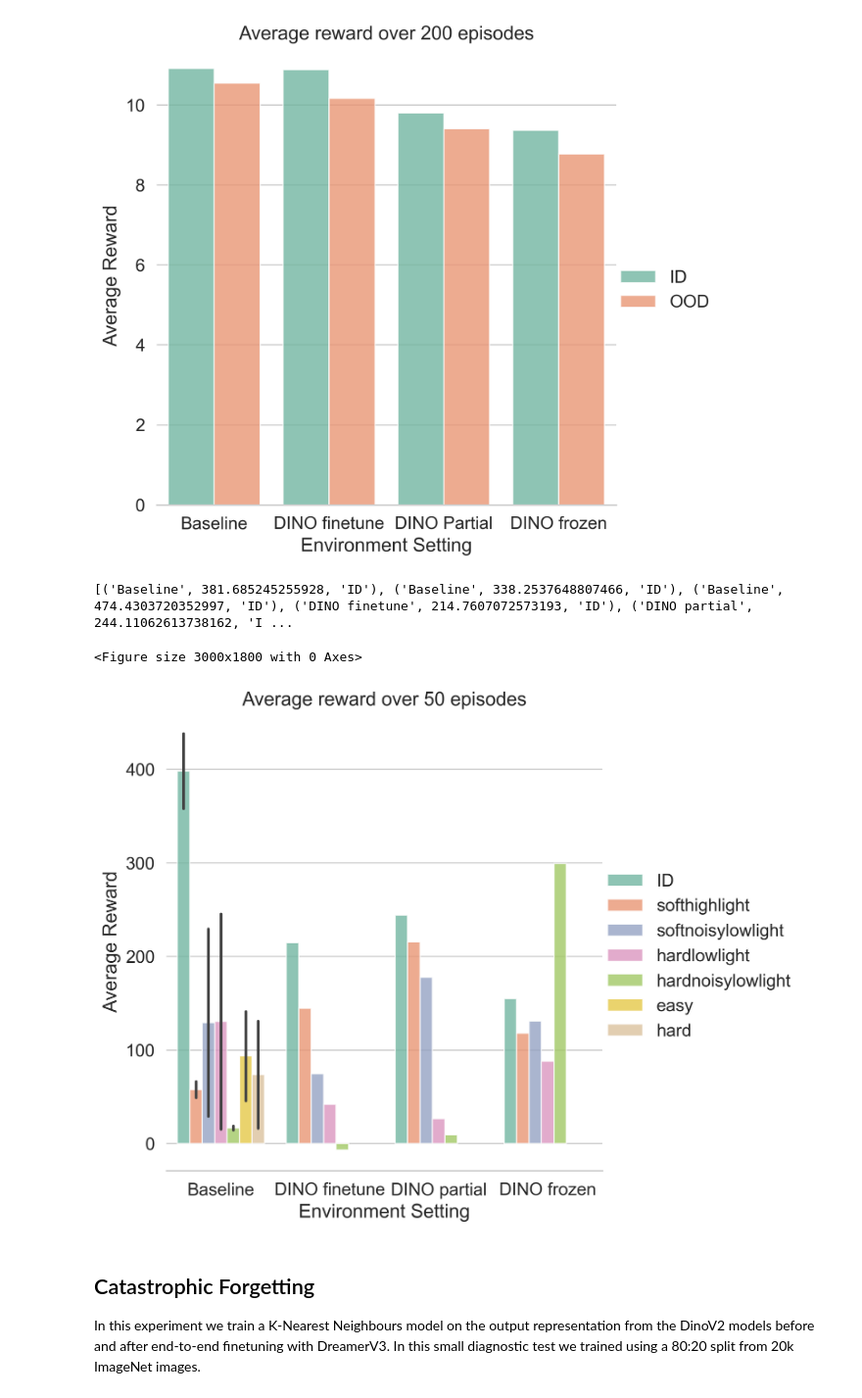
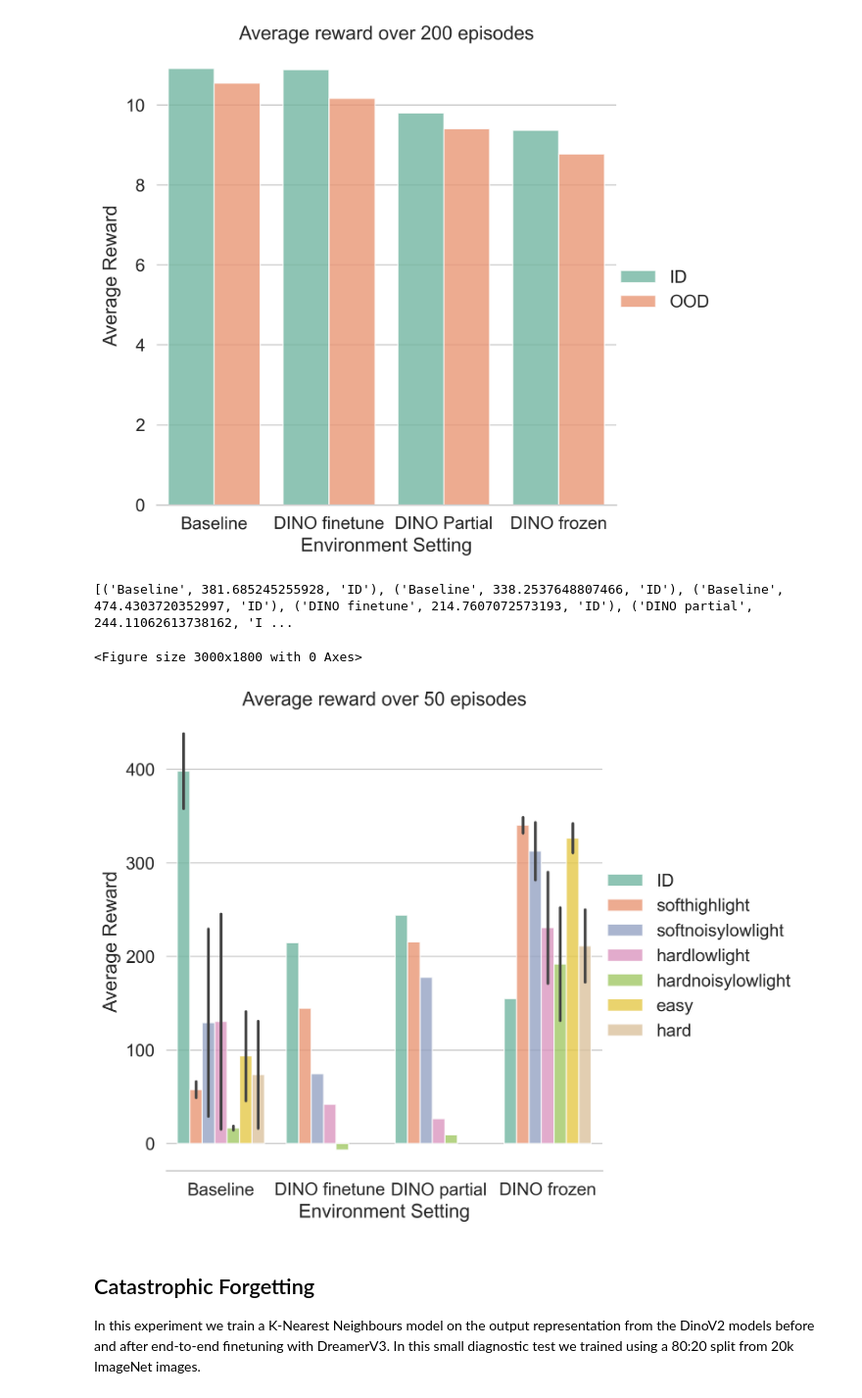
Before and after one commit to JottScones/PVMs-with-DreamerV3, a Jupyter notebook: plot_eval_results.ipynb, the cells around one changed output. Shown at 98% size. Saved outputs shown, nothing was run; the diff lists cells and outputs as text; code cells hidden in the pictures.

Commit message:
frozen performance

```diff
--- a/plot_eval_results.ipynb
+++ b/plot_eval_results.ipynb
@@ -107,6 +107,8 @@ plot_carla(
         ("logdir/DINOFT_carla_eval_soft_high_light", "DINO finetune softhighlight"),
         ("logdir/DINOPartial_carla_eval_soft_high_light", "DINO partial softhighlight"),
         ("logdir/DINOFreeze_carla_eval_soft_high_light", "DINO frozen softhighlight"),
+        ("logdir/DINOFreeze_carla_eval_soft_high_light_1", "DINO frozen softhighlight"),
+        ("logdir/DINOFreeze_carla_eval_soft_high_light_2", "DINO frozen softhighlight"),
 
         ("logdir/baseline_carla_eval_soft_noisy_low_light", "Baseline softnoisylowlight"),
         ("logdir/baseline_carla_eval_soft_noisy_low_light_1", "Baseline softnoisylowlight"),
@@ -114,39 +116,59 @@ plot_carla(
         ("logdir/DINOFT_carla_eval_soft_noisy_low_light", "DINO finetune softnoisylowlight"),
         ("logdir/DINOPartial_carla_eval_soft_noisy_low_light", "DINO partial softnoisylowlight"),
         ("logdir/DINOFreeze_carla_eval_soft_noisy_low_light", "DINO frozen softnoisylowlight"),
+        ("logdir/DINOFreeze_carla_eval_soft_noisy_low_light_1", "DINO frozen softnoisylowlight"),
+        ("logdir/DINOFreeze_carla_eval_soft_noisy_low_light_2", "DINO frozen softnoisylowlight"),
 
         ("logdir/baseline_carla_eval_hard_low_light", "Baseline hardlowlight"),
         ("logdir/baseline_carla_eval_hard_low_light_1", "Baseline hardlowlight"),
         ("logdir/baseline_carla_eval_hard_low_light_2", "Baseline hardlowlight"),
         ("logdir/DINOFT_carla_eval_hard_low_light", "DINO finetune hardlowlight"),
         ("logdir/DINOPartial_carla_eval_hard_low_light", "DINO partial hardlowlight"),
         ("logdir/DINOFreeze_carla_eval_hard_low_light", "DINO frozen hardlowlight"),
+        ("logdir/DINOFreeze_carla_eval_hard_low_light_1", "DINO frozen hardlowlight"),
+        ("logdir/DINOFreeze_carla_eval_hard_low_light_2", "DINO frozen hardlowlight"),
 
         ("logdir/baseline_carla_eval_hard_noisy_low_light", "Baseline hardnoisylowlight"),
         ("logdir/baseline_carla_eval_hard_noisy_low_light_1", "Baseline hardnoisylowlight"),
         ("logdir/baseline_carla_eval_hard_noisy_low_light_2", "Baseline hardnoisylowlight"),
         ("logdir/DINOFT_carla_eval_hard_noisy_low_light", "DINO finetune hardnoisylowlight"),
         ("logdir/DINOPartial_carla_eval_hard_noisy_low_light", "DINO partial hardnoisylowlight"),
-        ("logdir/DINOFreeze_carla_eval_hard_noisy_low_light_new_rew", "DINO frozen hardnoisylowlight"),
+        ("logdir/DINOFreeze_carla_eval_hard_noisy_low_light", "DINO frozen hardnoisylowlight"),
+        ("logdir/DINOFreeze_carla_eval_hard_noisy_low_light_1", "DINO frozen hardnoisylowlight"),
+        ("logdir/DINOFreeze_carla_eval_hard_noisy_low_light_2", "DINO frozen hardnoisylowlight"),
 
         ("logdir/baseline_carla_eval_soft_high_light", "Baseline easy"),
         ("logdir/baseline_carla_eval_soft_high_light_1", "Baseline easy"),
         ("logdir/baseline_carla_eval_soft_high_light_2", "Baseline easy"),
         ("logdir/baseline_carla_eval_soft_noisy_low_light", "Baseline easy"),
         ("logdir/baseline_carla_eval_soft_noisy_low_light_1", "Baseline easy"),
         ("logdir/baseline_carla_eval_soft_noisy_low_light_2", "Baseline easy"),
         ("logdir/baseline_carla_eval_hard_low_light", "Baseline hard"),
         ("logdir/baseline_carla_eval_hard_low_light_1", "Baseline hard"),
         ("logdir/baseline_carla_eval_hard_low_light_2", "Baseline hard"),
         ("logdir/baseline_carla_eval_hard_noisy_low_light", "Baseline hard"),
         ("logdir/baseline_carla_eval_hard_noisy_low_light_1", "Baseline hard"),
         ("logdir/baseline_carla_eval_hard_noisy_low_light_2", "Baseline hard"),
+
+
+        ("logdir/DINOFreeze_carla_eval_soft_noisy_low_light", "DINO frozen easy"),
+        ("logdir/DINOFreeze_carla_eval_soft_noisy_low_light_1", "DINO frozen easy"),
+        ("logdir/DINOFreeze_carla_eval_soft_noisy_low_light_2", "DINO frozen easy"),
+        ("logdir/DINOFreeze_carla_eval_soft_high_light", "DINO frozen easy"),
+        ("logdir/DINOFreeze_carla_eval_soft_high_light_1", "DINO frozen easy"),
+        ("logdir/DINOFreeze_carla_eval_soft_high_light_2", "DINO frozen easy"),
+        ("logdir/DINOFreeze_carla_eval_hard_noisy_low_light", "DINO frozen hard"),
+        ("logdir/DINOFreeze_carla_eval_hard_noisy_low_light_1", "DINO frozen hard"),
+        ("logdir/DINOFreeze_carla_eval_hard_noisy_low_light_2", "DINO frozen hard"),
+        ("logdir/DINOFreeze_carla_eval_hard_low_light", "DINO frozen hard"),
+        ("logdir/DINOFreeze_carla_eval_hard_low_light_1", "DINO frozen hard"),
+        ("logdir/DINOFreeze_carla_eval_hard_low_light_2", "DINO frozen hard"),
     ]
 )
 # %% [output]
 [('Baseline', 381.685245255928, 'ID'), ('Baseline', 338.2537648807466, 'ID'), ('Baseline', 474.4303720352997, 'ID'), ('DINO finetune', 214.7607072573193, 'ID'), ('DINO partial', 244.11062613738162, 'I ...
 <Figure size 3000x1800 with 0 Axes>
-[figure, old version]
+[figure, new version]
 # %% [markdown]
 ## Catastrophic Forgetting
 In this experiment we train a K-Nearest Neighbours model on the output representation from the DinoV2 models before and after end-to-end finetuning with DreamerV3. In this small diagnostic test we trained using a 80:20 split from 20k ImageNet images.
```
